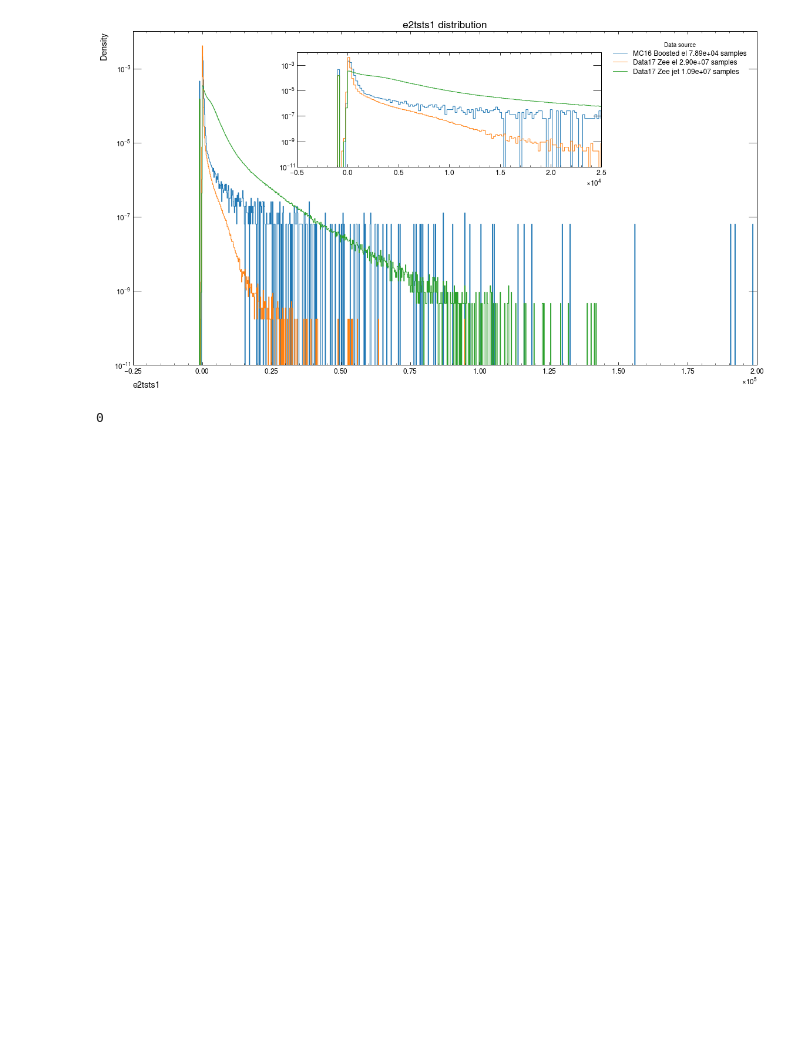
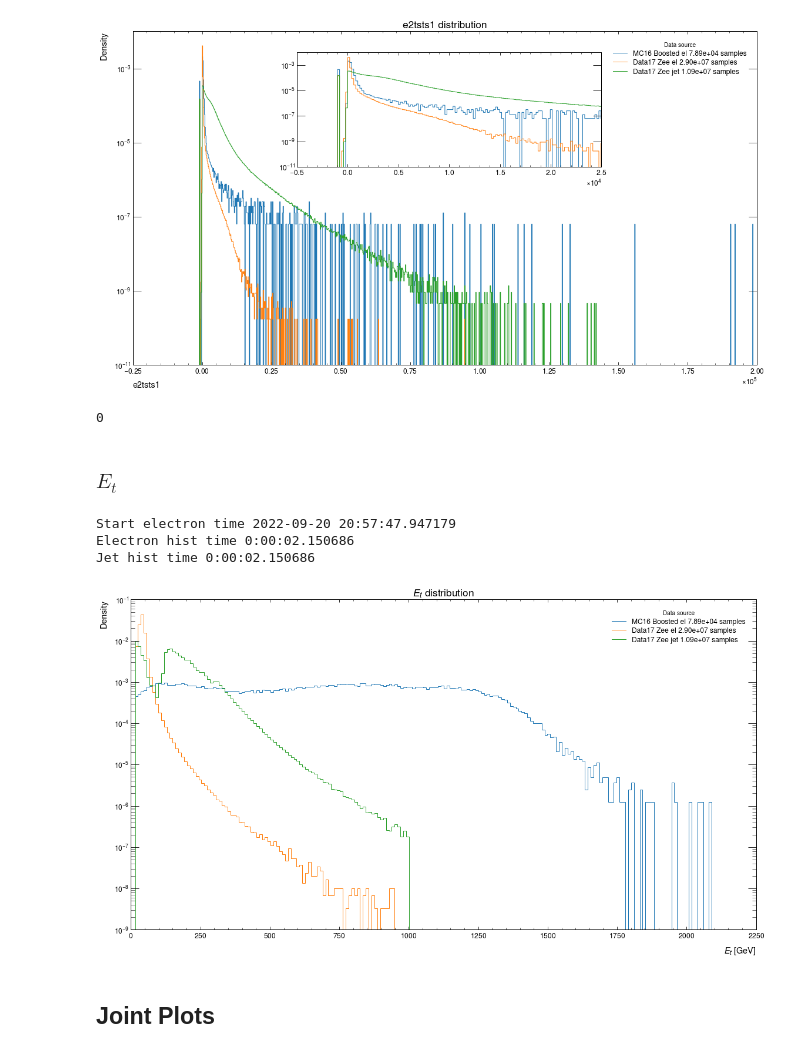
Before and after one commit to lucasbanunes/ringer, a Jupyter notebook: plots.ipynb, the cells around one changed output. Cells and saved outputs as stored; diff of their text form; code cells hidden in the pictures; blank space fills up the shorter version.

```diff
--- a/plots.ipynb
+++ b/plots.ipynb
@@ -705,3 +693,26 @@ fig.savefig(os.path.join(output_dir, f'{plot_ss}_free_range_{plot_scale}_scale.p
 save_hists_df(hists, output_dir, plot_ss, 'free_range')
 # %% [output]
 0
+# %% [markdown]
+### $E_t$
+# %%
+hists, var_info = get_hists(var='et', boosted_bins=200, boosted_range=None, el_bins=200, el_range=None, jet_bins=200, jet_range=None,
+    var_infos=var_infos, boosted_data=boosted_data, collision_data=collision_data)
+# %% [output]
+Start electron time 2022-09-20 20:57:47.947179
+Electron hist time 0:00:02.150686
+Jet hist time 0:00:02.150686
+# %%
+fig, ax = plt.subplots(1,1, figsize=(16,9), dpi=72)
+ax = make_hist1d_plot(var_info, hists, ax)
+ax.set_ylabel('Density')
+ax.set_xlabel(var_info['label'] + ' [GeV]')
+ax.legend(title='Data source')
+ax.set_yscale('log')
+ax.set_title(f'{var_info["label"]} distribution', fontsize='xx-large')
+fig.tight_layout()
+# fig.savefig(os.path.join(output_dir, f'{var_info["name"]}_free_range_{plot_scale}_scale.png'), transparent=False, facecolor='white')
+# %% [output]
+[figure, added]
+# %% [markdown]
+## Joint Plots
```
Also changed, not shown: parts of 19 cells of this notebook.
